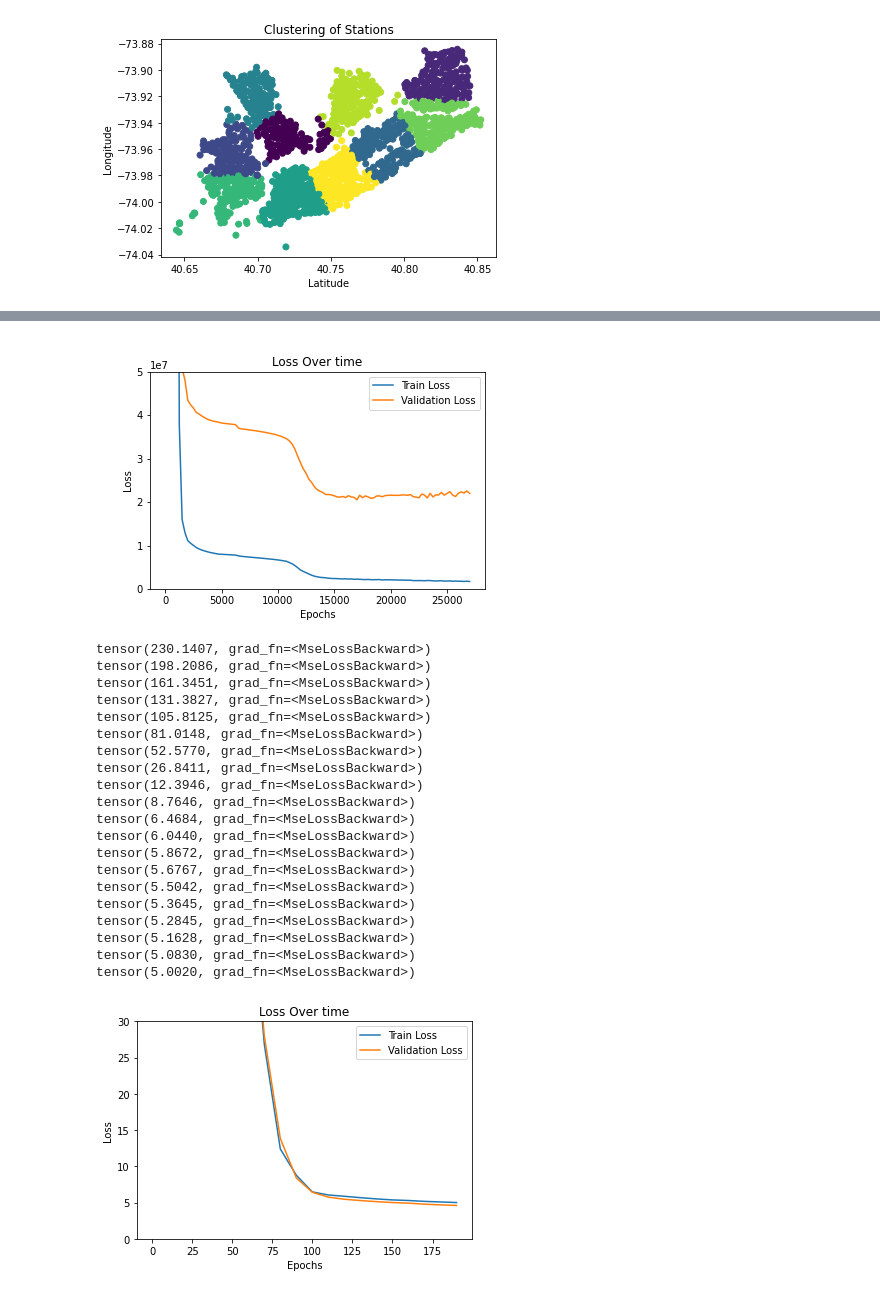
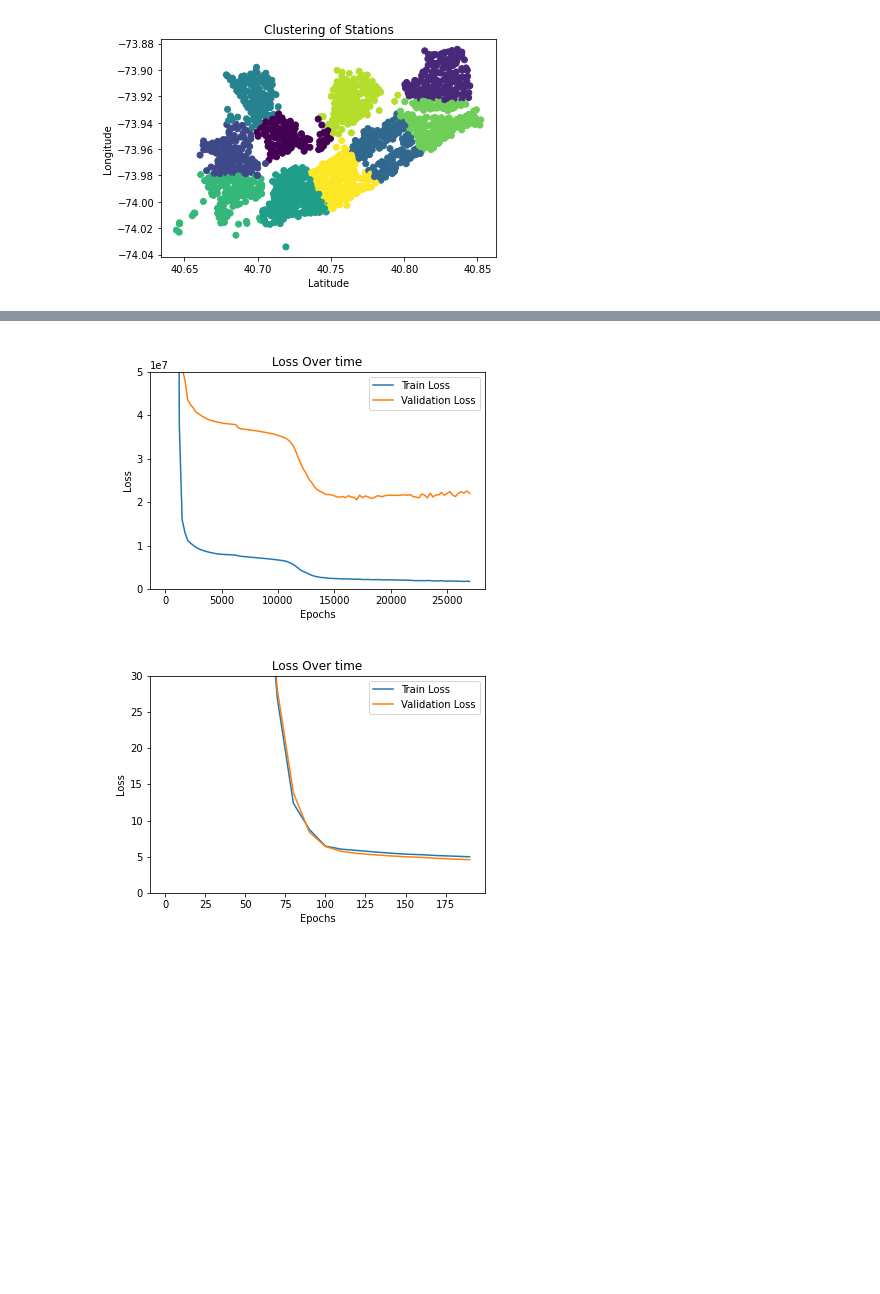
Before and after one commit to RyanW124/A-Deep-Learning-Approach-to-Predict-the-Number-of-Bikes-a-Bike-Sharing-Company-Repairs, a Jupyter notebook: Code/main.ipynb, the cells around one changed output, grey strips where cells are left out. Saved outputs shown, nothing was run; the diff lists cells and outputs as text; code cells hidden in the pictures; blank space fills up the shorter version.

```diff
--- a/Code/main.ipynb
+++ b/Code/main.ipynb
@@ -52,49 +63,29 @@ plt.show()
 # %%
 x, y, y2 = torch.tensor(x).float(), torch.tensor(y).float(), torch.tensor(y2).float()
-x_train, x_test, y_train, y_test, y2_train, y2_test = train_test_split(x, y, y2)
-x_train, x_val, y_train, y_val, y2_train, y2_val = train_test_split(x_train, y_train, y2_train)
+x_train, x_test, y_train, y_test, y2_train, y2_test = train_test_split(x, y, y2, random_state=seed_num)
+x_train, x_val, y_train, y_val, y2_train, y2_val = train_test_split(x_train, y_train, y2_train, random_state=seed_num)
 
 repair = NN(len(x_train[0]), len(y_train[0]), [10]*4)
 file = '../Data/repair.pt'
 if isfile(file):
     img = Image(filename='../Graphs/Repair.png')
     display(img)
     repair.load_state_dict(torch.load(file))
     repair.eval()
 else:
     repair.learn((x_train, y_train), (x_val, y_val), file='../Graphs/Repair', ylim=5e7)
     torch.save(repair.state_dict(), file)
 
 demand = NN(len(x_train[0]), len(y2_train[0]), [10] * 21)
 file = '../Data/demand.pt'
 if isfile(file):
-    img = Image(filename='../Graphs/Demand.png')
+    img = Image(filename='../Graphs/Demand_adjusted.png')
     display(img)
     demand.load_state_dict(torch.load(file))
     demand.eval()
 else:
-    demand.learn((x_train, y2_train), (x_val, y2_val), file='../Graphs/Demand', ylim=30, epochs=200)
+    demand.learn((x_train, y2_train), (x_val, y2_val), file='../Graphs/Demand_adjusted', ylim=30, epochs=200)
     torch.save(demand.state_dict(), file)
 # %% [output]
 [figure]
-tensor(230.1407, grad_fn=<MseLossBackward>)
-tensor(198.2086, grad_fn=<MseLossBackward>)
-tensor(161.3451, grad_fn=<MseLossBackward>)
-tensor(131.3827, grad_fn=<MseLossBackward>)
-tensor(105.8125, grad_fn=<MseLossBackward>)
-tensor(81.0148, grad_fn=<MseLossBackward>)
-tensor(52.5770, grad_fn=<MseLossBackward>)
-tensor(26.8411, grad_fn=<MseLossBackward>)
-tensor(12.3946, grad_fn=<MseLossBackward>)
-tensor(8.7646, grad_fn=<MseLossBackward>)
-tensor(6.4684, grad_fn=<MseLossBackward>)
-tensor(6.0440, grad_fn=<MseLossBackward>)
-tensor(5.8672, grad_fn=<MseLossBackward>)
-tensor(5.6767, grad_fn=<MseLossBackward>)
-tensor(5.5042, grad_fn=<MseLossBackward>)
-tensor(5.3645, grad_fn=<MseLossBackward>)
-tensor(5.2845, grad_fn=<MseLossBackward>)
-tensor(5.1628, grad_fn=<MseLossBackward>)
-tensor(5.0830, grad_fn=<MseLossBackward>)
-tensor(5.0020, grad_fn=<MseLossBackward>)
-[figure, old version]
+[figure, new version]
```
Also changed, not shown: parts of 5 cells of this notebook, 15 other files.
